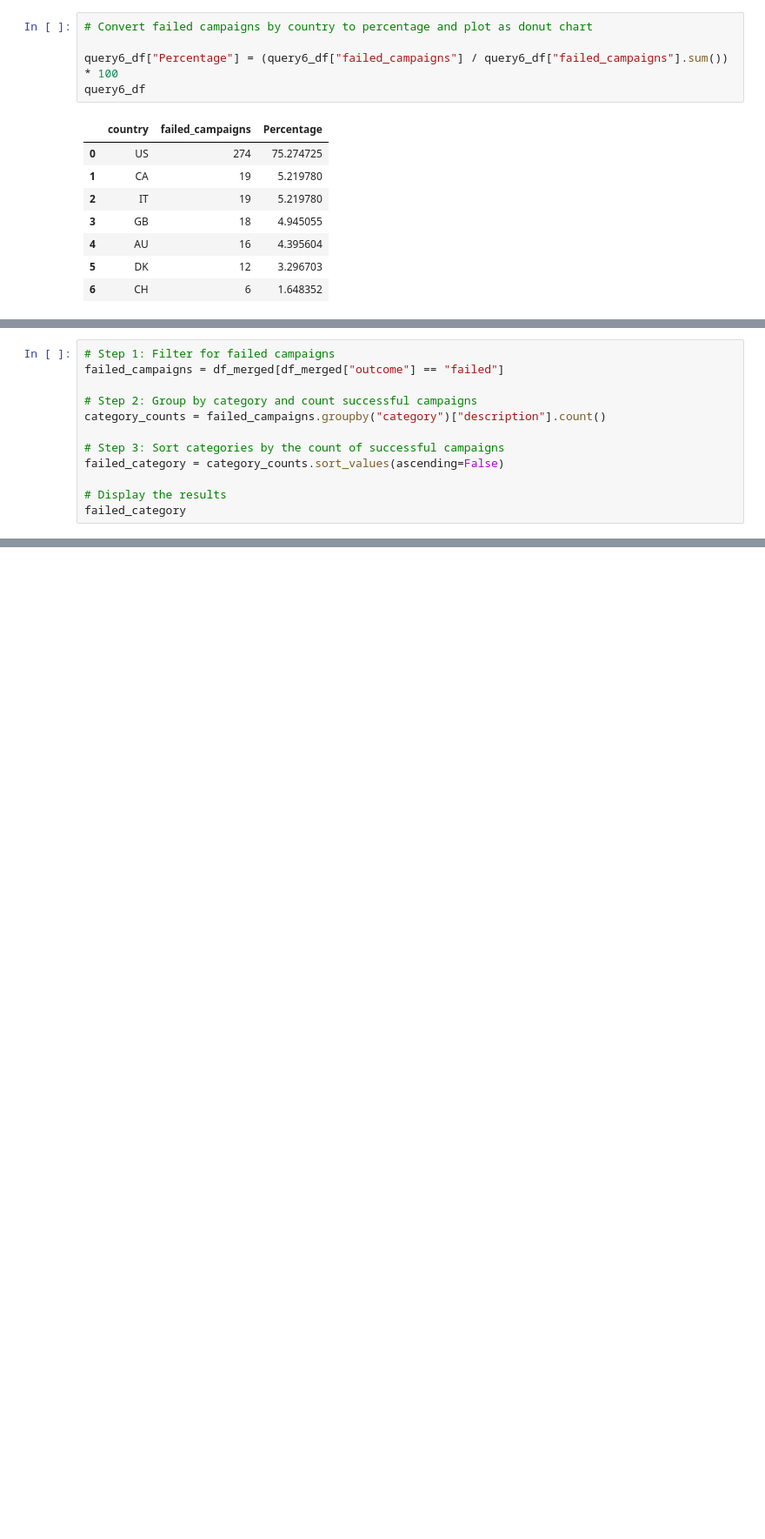
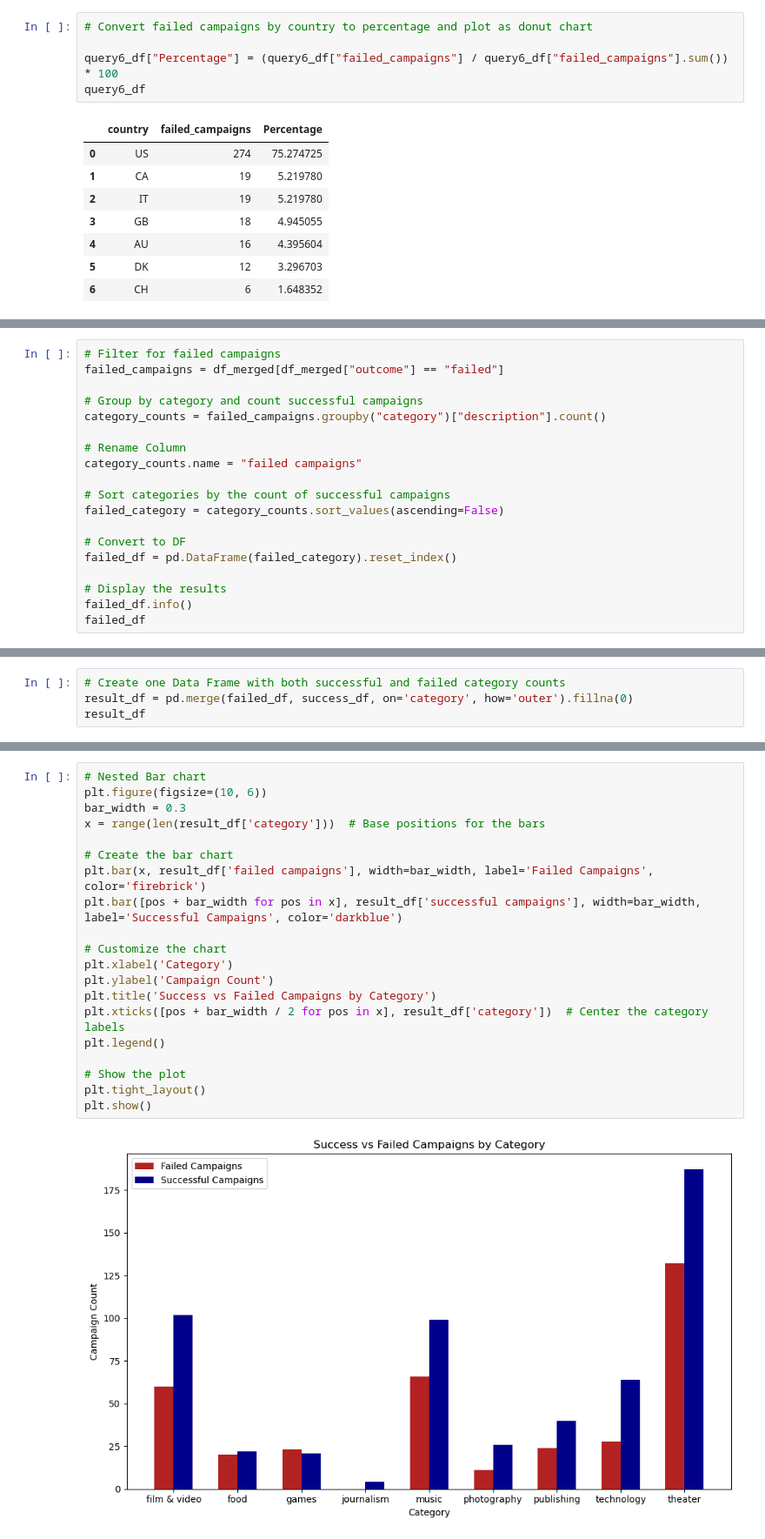
Before and after one commit to 99btyler/MSUDA-project2-group9, a Jupyter notebook: submission/part3.2_EDA_VHR.ipynb, the cells around one changed output, grey strips where cells are left out. Shown: that part at 87% size. Cells and saved outputs as stored; diff of their text form; blank space fills up the shorter version.

```diff
--- a/submission/part3.2_EDA_VHR.ipynb
+++ b/submission/part3.2_EDA_VHR.ipynb
@@ -311,13 +310,20 @@ Name: description, dtype: int64
 # %%
-# Step 1: Filter for failed campaigns
+# Filter for failed campaigns
 failed_campaigns = df_merged[df_merged["outcome"] == "failed"]
 
-# Step 2: Group by category and count successful campaigns
+# Group by category and count successful campaigns
 category_counts = failed_campaigns.groupby("category")["description"].count()
 
-# Step 3: Sort categories by the count of successful campaigns
+# Rename Column
+category_counts.name = "failed campaigns"
+
+# Sort categories by the count of successful campaigns
 failed_category = category_counts.sort_values(ascending=False)
 
+# Convert to DF
+failed_df = pd.DataFrame(failed_category).reset_index()
+
 # Display the results
-failed_category
+failed_df.info()
+failed_df
 # %% [output]
@@ -333,0 +348,4 @@ Name: description, dtype: int64
+# %%
+# Create one Data Frame with both successful and failed category counts
+result_df = pd.merge(failed_df, success_df, on='category', how='outer').fillna(0)
+result_df
@@ -333,0 +363,22 @@ Name: description, dtype: int64
+# %%
+# Nested Bar chart
+plt.figure(figsize=(10, 6))
+bar_width = 0.3
+x = range(len(result_df['category']))  # Base positions for the bars
+
+# Create the bar chart
+plt.bar(x, result_df['failed campaigns'], width=bar_width, label='Failed Campaigns', color='firebrick')
+plt.bar([pos + bar_width for pos in x], result_df['successful campaigns'], width=bar_width, label='Successful Campaigns', color='darkblue')
+
+# Customize the chart
+plt.xlabel('Category')
+plt.ylabel('Campaign Count')
+plt.title('Success vs Failed Campaigns by Category')
+plt.xticks([pos + bar_width / 2 for pos in x], result_df['category'])  # Center the category labels
+plt.legend()
+
+# Show the plot
+plt.tight_layout()
+plt.show()
+# %% [output]
+[figure, added]
```
Also changed, not shown: parts of 8 cells of this notebook, 4 other files.
